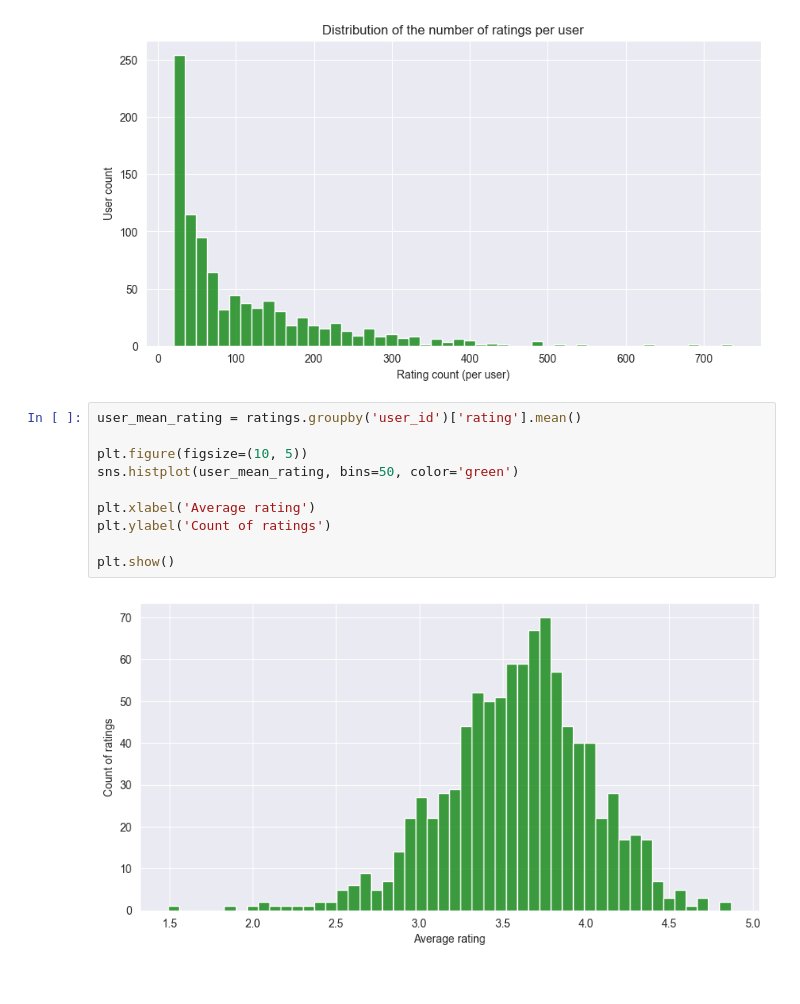
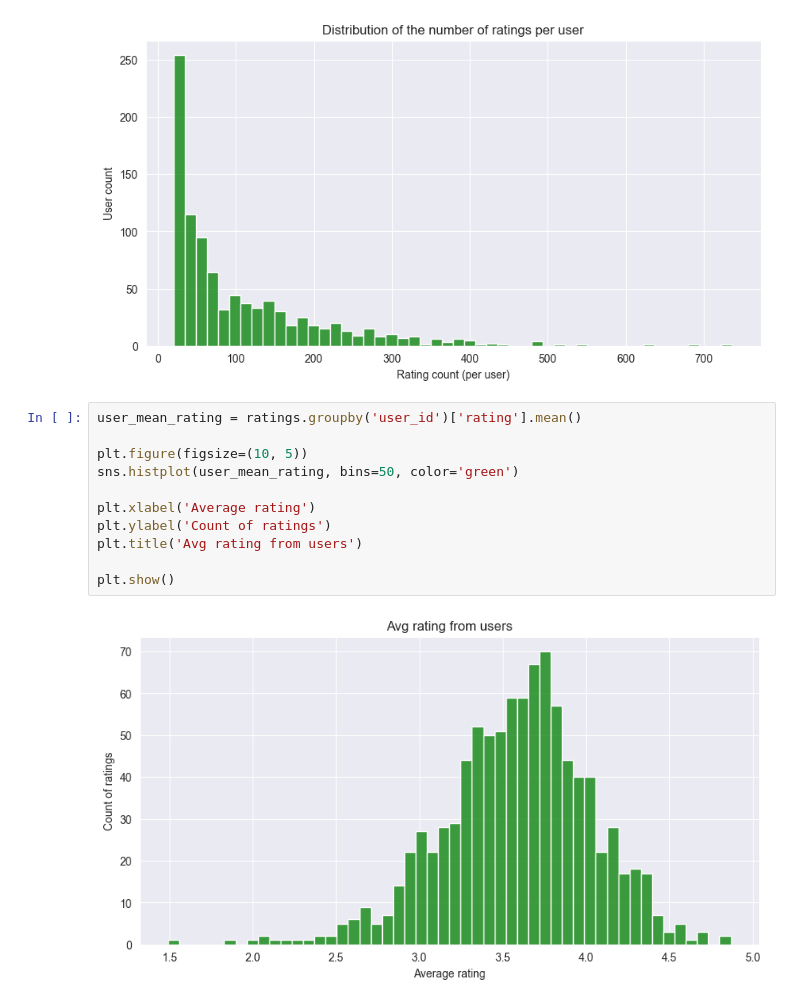
Before and after one commit to NasdormML/MovieLens-100K, a Jupyter notebook: notebooks/prep_note.ipynb, the cells around one changed output. Drawn from its saved outputs; the diff is of its cells as text.

```diff
--- a/notebooks/prep_note.ipynb
+++ b/notebooks/prep_note.ipynb
@@ -80,15 +80,16 @@ plt.show()
 # %%
 user_mean_rating = ratings.groupby('user_id')['rating'].mean()
 
 plt.figure(figsize=(10, 5))
 sns.histplot(user_mean_rating, bins=50, color='green')
 
 plt.xlabel('Average rating')
 plt.ylabel('Count of ratings')
+plt.title('Avg rating from users')
 
 plt.show()
 # %% [output]
-[figure, old version]
+[figure, new version]
 # %%
 # Let see top 10 most popular popular films
 
```
Also changed, not shown: parts of 2 cells of this notebook.
